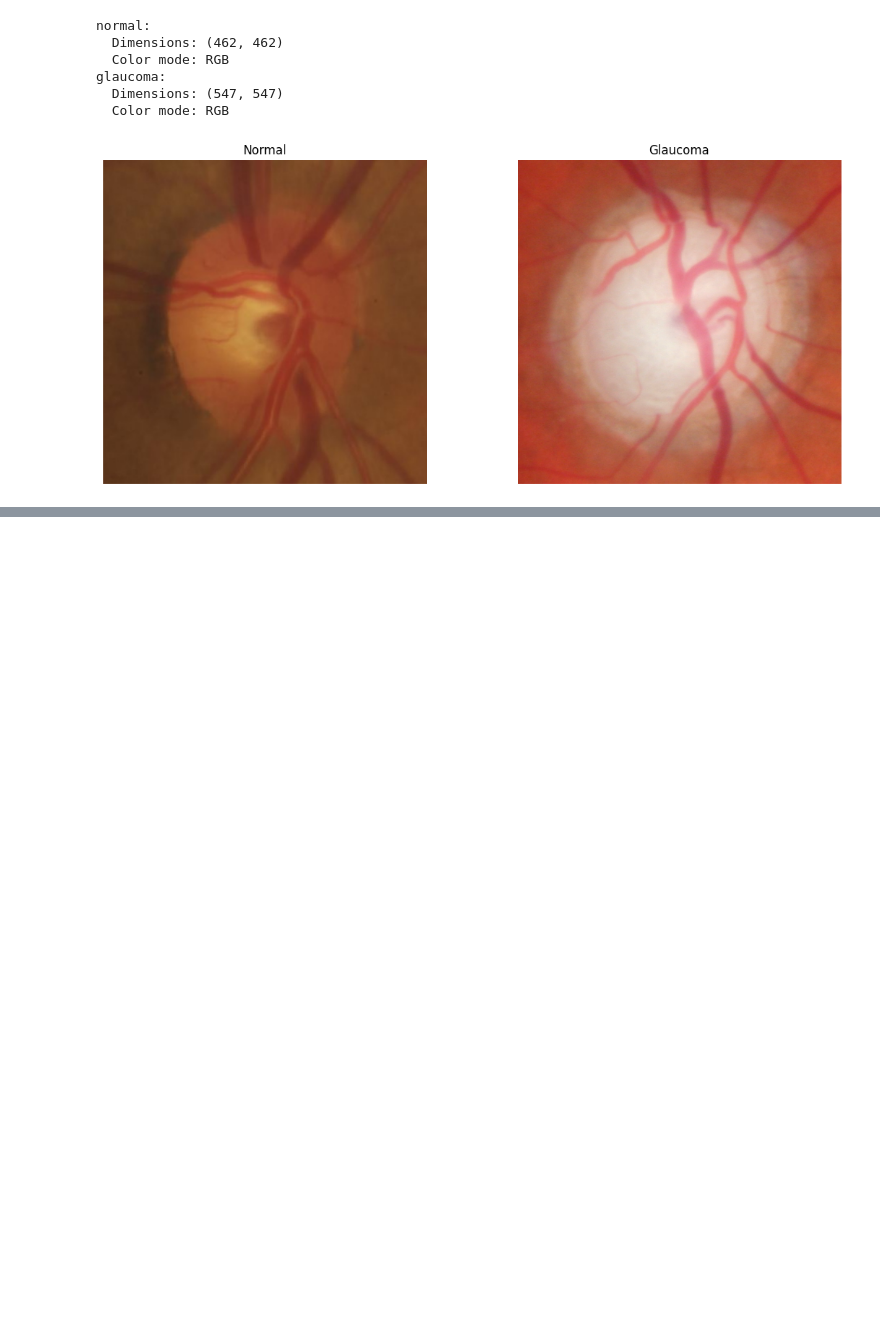
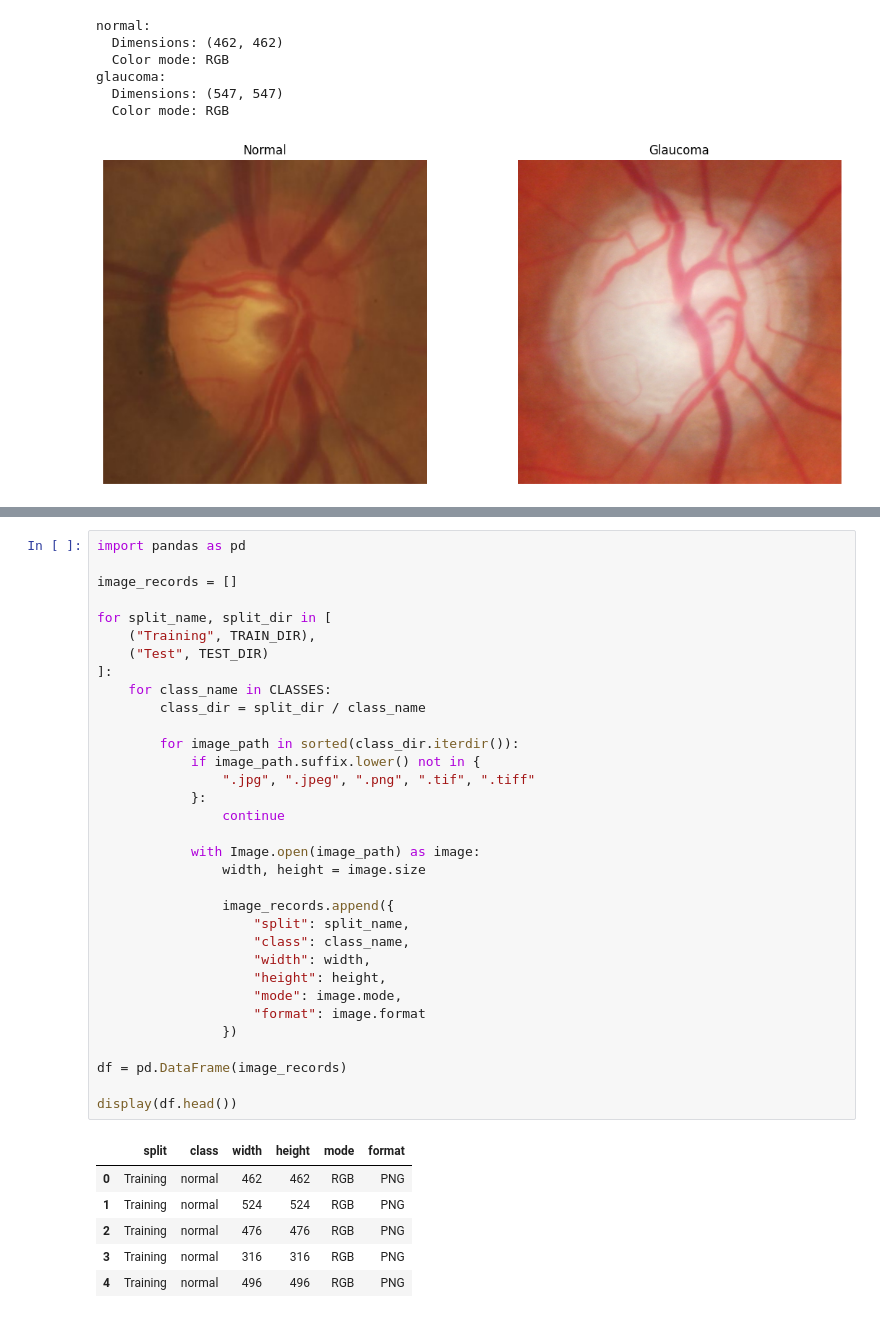
Before and after one commit to aslgr/glaucoma_detection, a Jupyter notebook: notebooks/01_data_exploration.ipynb, the cells around one changed output, grey strips where cells are left out. Cells and saved outputs as stored; diff of their text form; blank space fills up the shorter version.

```diff
--- a/notebooks/01_data_exploration.ipynb
+++ b/notebooks/01_data_exploration.ipynb
@@ -90,0 +224,40 @@ glaucoma:
+# %%
+import pandas as pd
+
+image_records = []
+
+for split_name, split_dir in [
+    ("Training", TRAIN_DIR),
+    ("Test", TEST_DIR)
+]:
+    for class_name in CLASSES:
+        class_dir = split_dir / class_name
+
+        for image_path in sorted(class_dir.iterdir()):
+            if image_path.suffix.lower() not in {
+                ".jpg", ".jpeg", ".png", ".tif", ".tiff"
+            }:
+                continue
+
+            with Image.open(image_path) as image:
+                width, height = image.size
+
+                image_records.append({
+                    "split": split_name,
+                    "class": class_name,
+                    "width": width,
+                    "height": height,
+                    "mode": image.mode,
+                    "format": image.format
+                })
+
+df = pd.DataFrame(image_records)
+
+display(df.head())
+# %% [output]
+|  | split | class | width | height | mode | format |
+| 0 | Training | normal | 462 | 462 | RGB | PNG |
+| 1 | Training | normal | 524 | 524 | RGB | PNG |
+| 2 | Training | normal | 476 | 476 | RGB | PNG |
+| 3 | Training | normal | 316 | 316 | RGB | PNG |
+| 4 | Training | normal | 496 | 496 | RGB | PNG |
```
Also changed, not shown: parts of 14 cells of this notebook, 1 other file.
